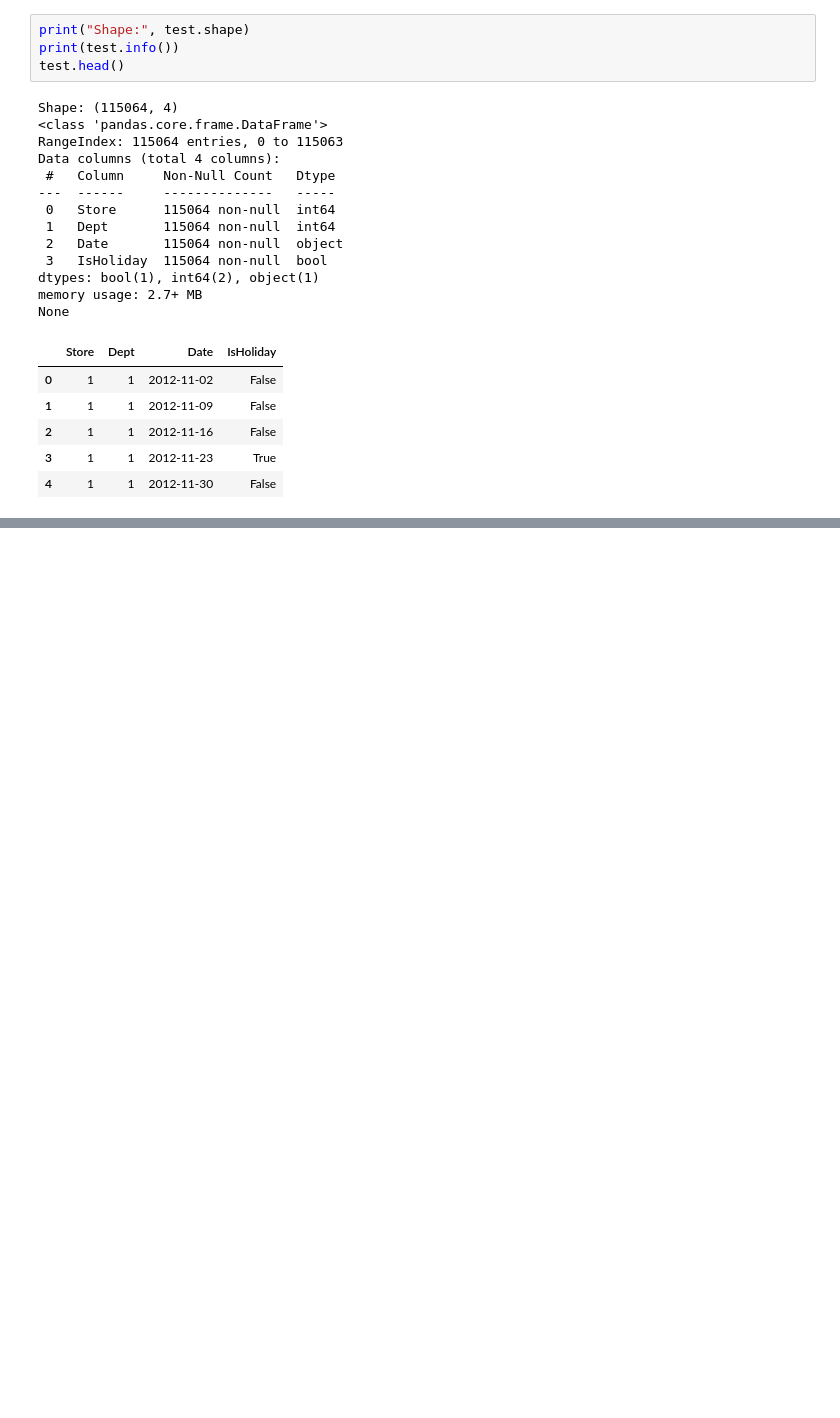
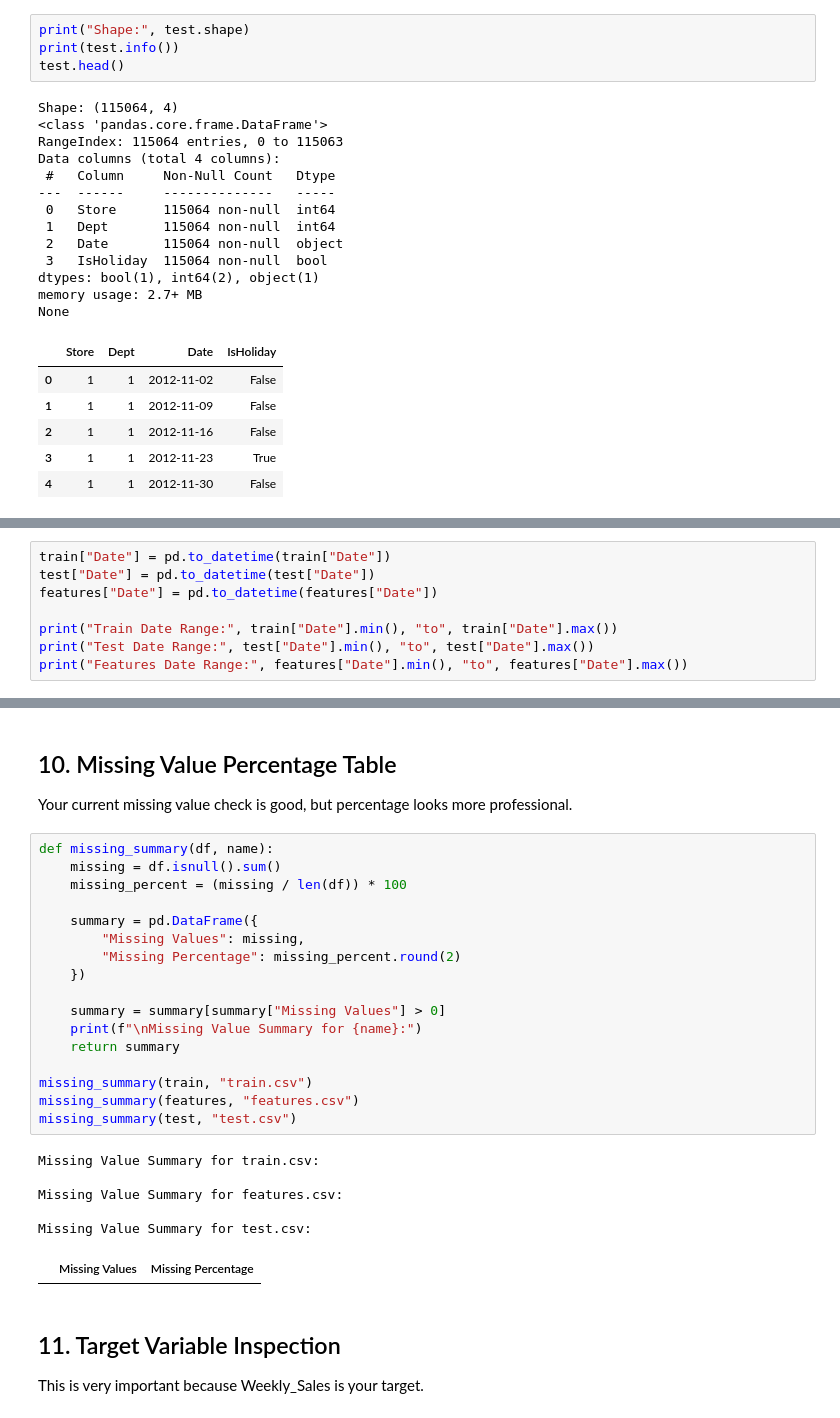
Before and after one commit to RahulN25/sales-forecasting-inventory-optimization, a Jupyter notebook: notebooks/01_dataset_understanding.ipynb, the cells around one changed output, grey strips where cells are left out. Cells and saved outputs as stored; diff of their text form; blank space fills up the shorter version.

```diff
--- a/notebooks/01_dataset_understanding.ipynb
+++ b/notebooks/01_dataset_understanding.ipynb
@@ -156,0 +185,8 @@ None
+# %%
+train["Date"] = pd.to_datetime(train["Date"])
+test["Date"] = pd.to_datetime(test["Date"])
+features["Date"] = pd.to_datetime(features["Date"])
+
+print("Train Date Range:", train["Date"].min(), "to", train["Date"].max())
+print("Test Date Range:", test["Date"].min(), "to", test["Date"].max())
+print("Features Date Range:", features["Date"].min(), "to", features["Date"].max())
@@ -156,0 +230,32 @@ None
+# %% [markdown]
+## 10. Missing Value Percentage Table
+
+Your current missing value check is good, but percentage looks more professional.
+# %%
+def missing_summary(df, name):
+    missing = df.isnull().sum()
+    missing_percent = (missing / len(df)) * 100
+
+    summary = pd.DataFrame({
+        "Missing Values": missing,
+        "Missing Percentage": missing_percent.round(2)
+    })
+
+    summary = summary[summary["Missing Values"] > 0]
+    print(f"\nMissing Value Summary for {name}:")
+    return summary
+
+missing_summary(train, "train.csv")
+missing_summary(features, "features.csv")
+missing_summary(test, "test.csv")
+# %% [output]
+Missing Value Summary for train.csv:
+
+Missing Value Summary for features.csv:
+
+Missing Value Summary for test.csv:
+|  | Missing Values | Missing Percentage |
+# %% [markdown]
+## 11. Target Variable Inspection
+
+This is very important because Weekly_Sales is your target.
```
Also changed, not shown: parts of 18 cells of this notebook, 6 other files.
